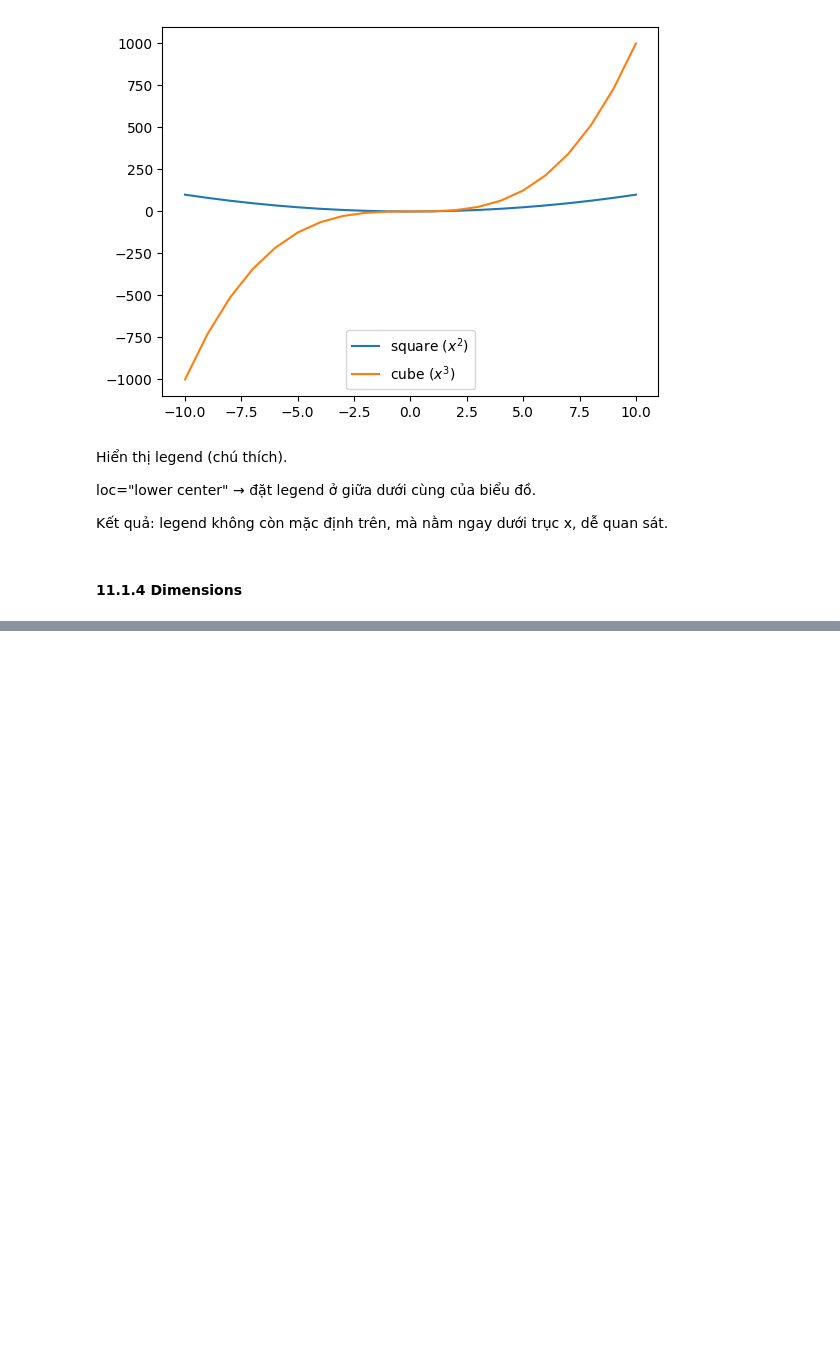
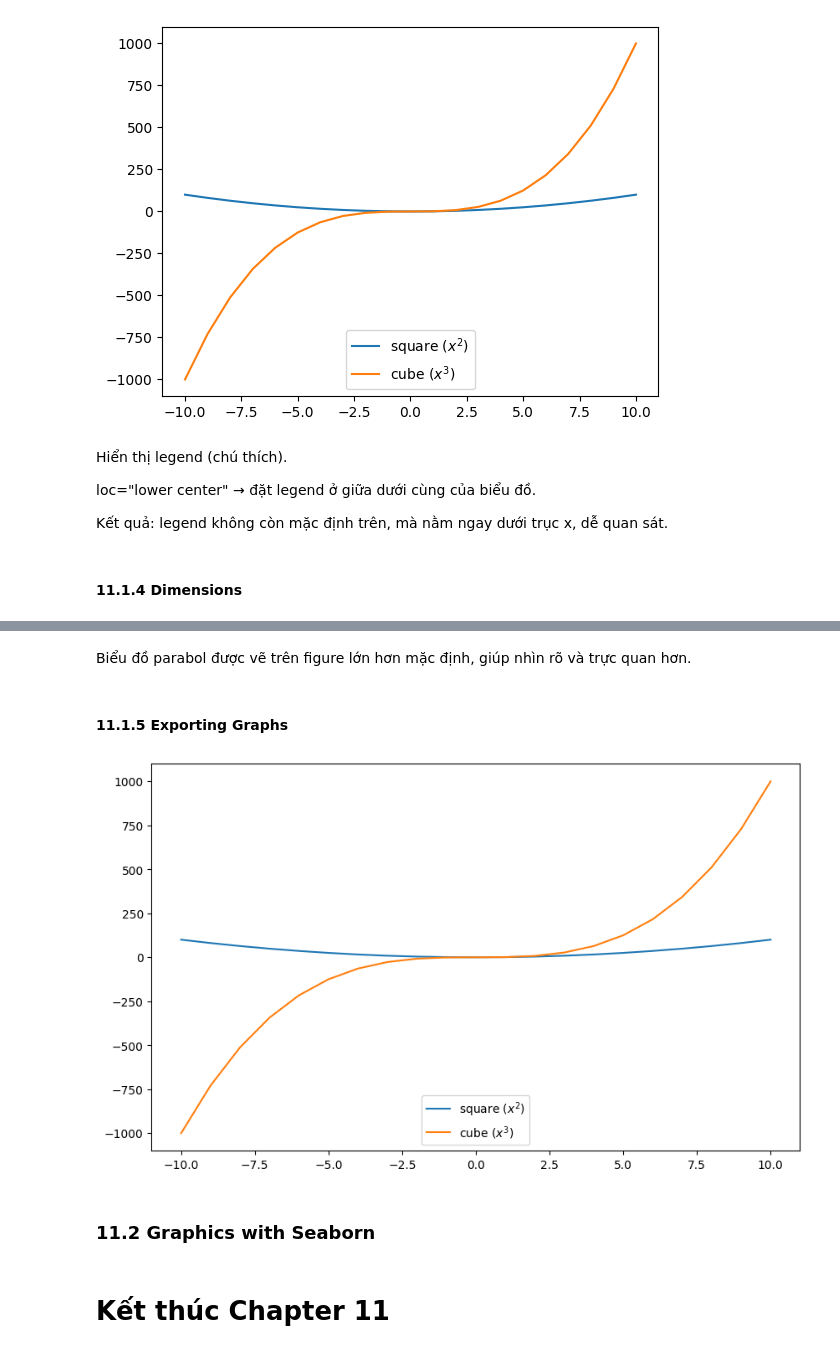
Before and after one commit to baotram19/UEH-KTLT-ECO25, a Jupyter notebook: Python_for_economists/Chapter_11.ipynb, the cells around one changed output, grey strips where cells are left out. Saved outputs shown, nothing was run; the diff lists cells and outputs as text; code cells hidden in the pictures; blank space fills up the shorter version.

```diff
--- a/Python_for_economists/Chapter_11.ipynb
+++ b/Python_for_economists/Chapter_11.ipynb
@@ -592,0 +601,19 @@ Kết quả: legend không còn mặc định trên, mà nằm ngay dưới tr
+# %% [markdown]
+Biểu đồ parabol được vẽ trên figure lớn hơn mặc định, giúp nhìn rõ và trực quan hơn.
+# %% [markdown]
+#### 11.1.5 Exporting Graphs
+# %%
+x = np.arange(-10, 11)
+y = x**2
+y_2 = x**3
+plt.figure(figsize=(10,6))
+plt.plot(x, y, label = "square ($x^2$)")
+plt.plot(x, y_2, label = "cube ($x^3$)")
+plt.legend(loc = "lower center")
+plt.savefig("test.pdf")
+# %% [output]
+[figure, added]
+# %% [markdown]
+### 11.2 Graphics with Seaborn
+# %% [markdown]
+# Kết thúc Chapter 11
```
Also changed, not shown: parts of 1 cell of this notebook, 1 other file.
